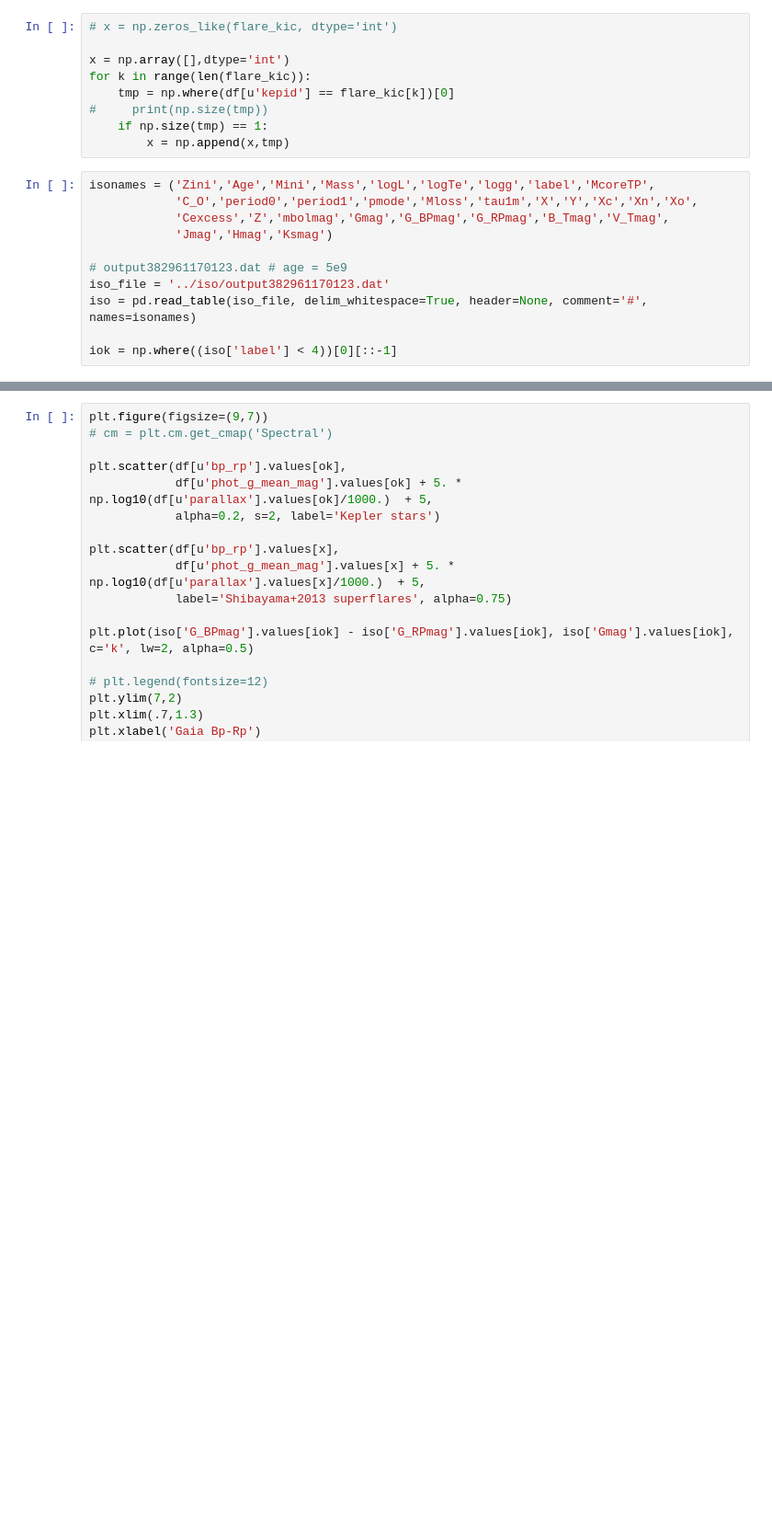
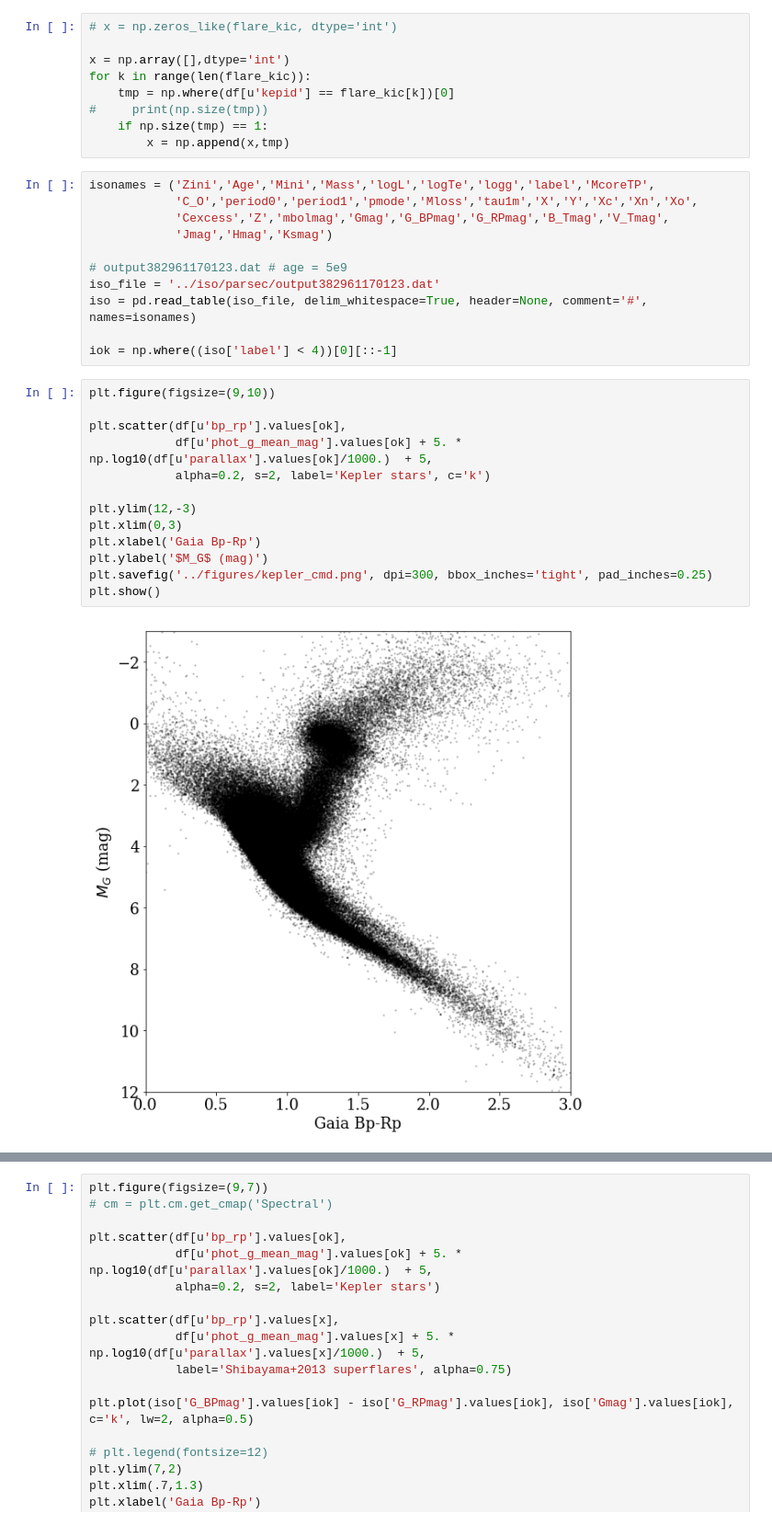
Before and after one commit to jradavenport/gaia2_kep_rot, a Jupyter notebook: notebooks/superflare tangent.ipynb, the cells around one changed output, grey strips where cells are left out. Shown at 92% size. Cells and saved outputs as stored; diff of their text form; blank space fills up the shorter version.

```diff
--- a/notebooks/superflare tangent.ipynb
+++ b/notebooks/superflare tangent.ipynb
@@ -51,8 +51,23 @@ isonames = ('Zini','Age','Mini','Mass','logL','logTe','logg','label','McoreTP',
             'Jmag','Hmag','Ksmag')
 
 # output382961170123.dat # age = 5e9
-iso_file = '../iso/output382961170123.dat'
+iso_file = '../iso/parsec/output382961170123.dat'
 iso = pd.read_table(iso_file, delim_whitespace=True, header=None, comment='#', names=isonames)
 
 iok = np.where((iso['label'] < 4))[0][::-1]
+# %%
+plt.figure(figsize=(9,10))
+
+plt.scatter(df[u'bp_rp'].values[ok],
+            df[u'phot_g_mean_mag'].values[ok] + 5. * np.log10(df[u'parallax'].values[ok]/1000.)  + 5,
+            alpha=0.2, s=2, label='Kepler stars', c='k')
+
+plt.ylim(12,-3)
+plt.xlim(0,3)
+plt.xlabel('Gaia Bp-Rp')
+plt.ylabel('$M_G$ (mag)')
+plt.savefig('../figures/kepler_cmd.png', dpi=300, bbox_inches='tight', pad_inches=0.25)
+plt.show()
+# %% [output]
+[figure, added]
 # %%
```
Also changed, not shown: parts of 2 cells of this notebook, 2 other files.
